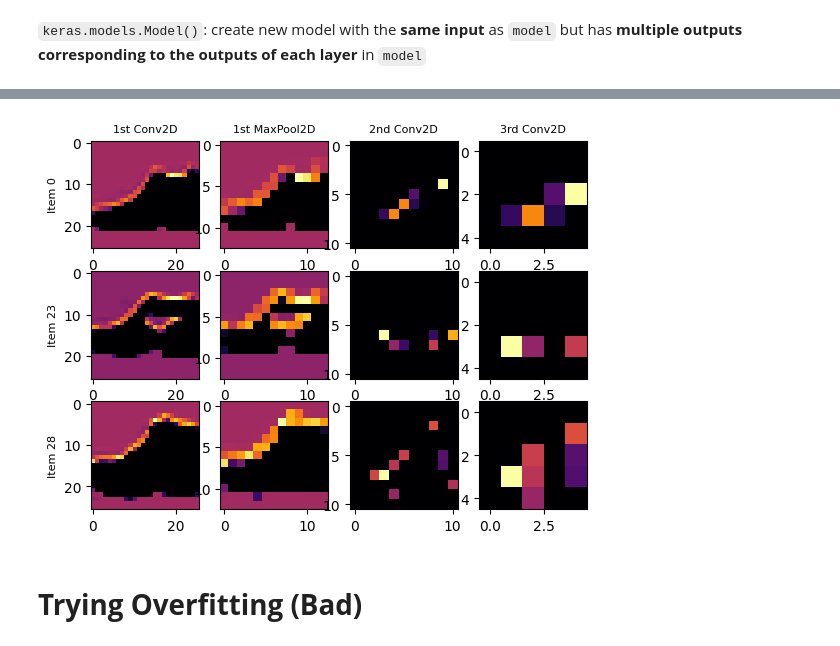
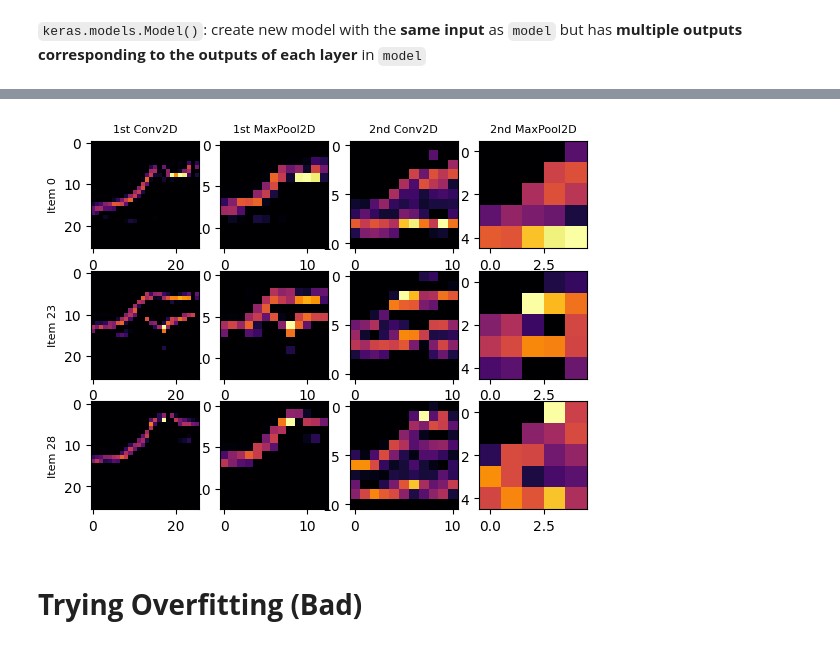
Before and after one commit to ricky-kiva/dl-tensorflow-intro, a Jupyter notebook: 3_l1_convolutions.ipynb, the cells around one changed output, grey strips where cells are left out. Cells and saved outputs as stored; diff of their text form; code cells hidden in the pictures.

```diff
--- a/3_l1_convolutions.ipynb
+++ b/3_l1_convolutions.ipynb
@@ -33,6 +33,16 @@ Downloading data from https://storage.googleapis.com/tensorflow/tf-keras-dataset
 
 **MaxPooling2D** args:
 1.   **pool_size** (`(2,2)`): size of each kernel (pooling)
+# %%
+# defining callback
+class modelCallback(tf.keras.callbacks.Callback):
+  def on_epoch_end(self, epoch, logs={}):
+    if(logs.get('loss') < 0.3 and logs.get('accuracy') > 0.85):
+      print('\nLoss is lower than 0.3 & accuracy is higher than 0.85, cancelling the training!')
+      self.model.stop_training = True
+
+#instantiate callback
+model_callback = modelCallback()
 # %%
 # defining model
 model = tf.keras.models.Sequential([
@@ -82,7 +95,7 @@ _________________________________________________________________
 # %%
 # train the model
 print('MODEL TRAINING:')
-model.fit(training_images, training_labels, epochs=5)
+model.fit(training_images, training_labels, epochs=5, callbacks=[model_callback])
 # %% [output]
 MODEL TRAINING:
 Epoch 1/5
@@ -135,7 +152,7 @@ SECOND_IMAGE = 23
 THIRD_IMAGE = 28
 CONVOLUTION_NUMBER = 4 # max 32-(1 (index)) in this case (filters argument from the Conv2D)
 
-title_column = ['1st Conv2D', '1st MaxPool2D', '2nd Conv2D', '3rd Conv2D']
+title_column = ['1st Conv2D', '1st MaxPool2D', '2nd Conv2D', '2nd MaxPool2D']
 title_row = [f'Item {FIRST_IMAGE}', f'Item {SECOND_IMAGE}', f'Item {THIRD_IMAGE}']
 
 layer_outputs = [layer.output for layer in model.layers]
@@ -176,4 +193,4 @@ for x in range(0, 4):
-[figure, old version]
+[figure, new version]
 # %% [markdown]
 # **Trying Overfitting (Bad)**
 # %%
```
Also changed, not shown: parts of 19 cells of this notebook.
